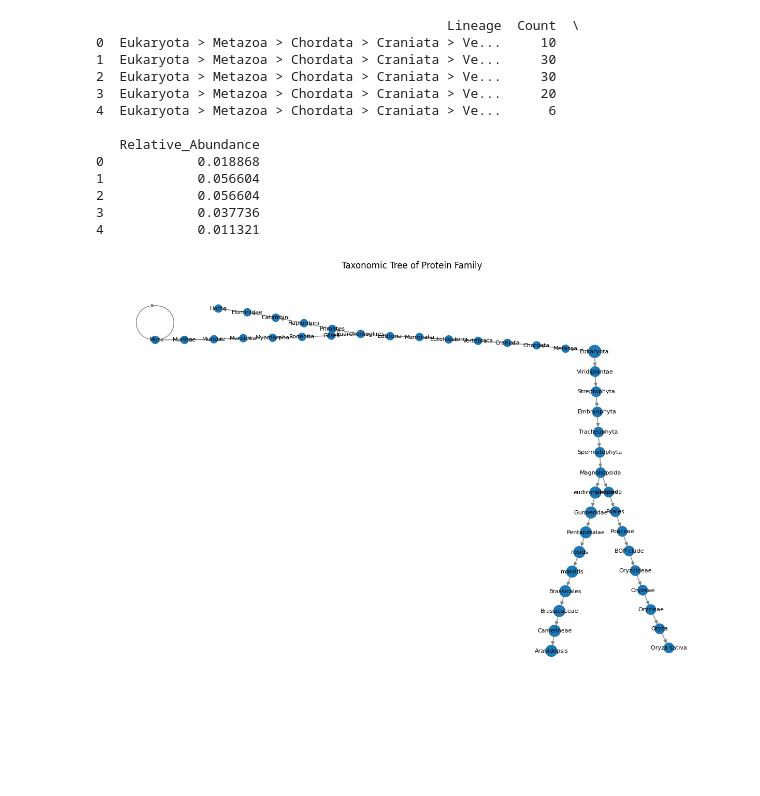
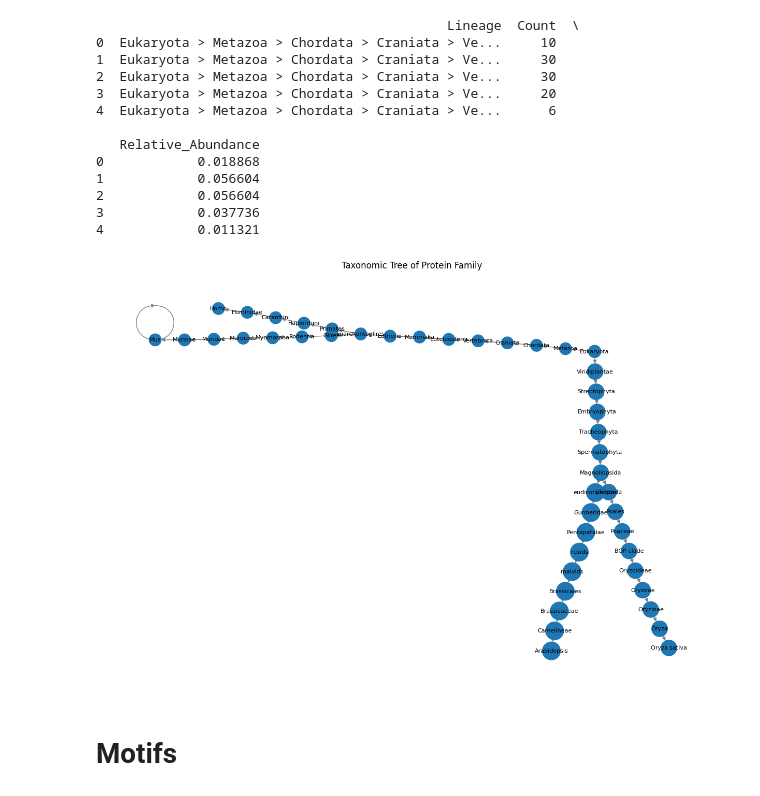
Before and after one commit to trajkovskifilip/biological_data, a Jupyter notebook: Biological_Data_Final_Project.ipynb, the cells around one changed output. Saved outputs shown, nothing was run; the diff lists cells and outputs as text; code cells hidden in the pictures; blank space fills up the shorter version.

Commit message:
Finish part for significant motifs

```diff
--- a/Biological_Data_Final_Project.ipynb
+++ b/Biological_Data_Final_Project.ipynb
@@ -158,0 +241,13 @@ def compare_at_protein_level(hmmsearch, ground_truth):
+# %%
+# Convert to dictionary mapping each protein to a list of residue ranges
+def get_residue_ranges(df, protein_col, start_col, end_col):
+    """Maps proteins to residue positions from a DataFrame."""
+    protein_residues = {}
+    for _, row in df.iterrows():
+        protein = row[protein_col]
+        start, end = row[start_col], row[end_col]
+        if protein not in protein_residues:
+            protein_residues[protein] = set()
+        # Store all residue positions
+        protein_residues[protein].update(range(start, end+1))
+    return protein_residues
@@ -231,8 +324,0 @@ def compare_at_residue_level(hmmsearch, ground_truth):
-# %%
-for msa in MSA:
-  for i in range(1, 5):
-    file_path = f"data/predictions/{msa}-{i}-hmmsearch.tsv"
-    hmmsearch_df = read_tsv(file_path)
-    results = compare_at_residue_level(hmmsearch_df, gt_df)
-    print(f"Results for {msa}-{i}-hmmsearch.tsv:")
-    print(results)
@@ -269,6 +329,15 @@ In this part we collect the taxonomic lineage from UniProt for each protein in t
 # %%
 # Function to fetch XML data from UniProt
 def fetch_uniprot_xml(accession):
+    """
+    Fetches taxonomy data for a given protein accession from UniProt.
+
+    Parameters:
+        accession (str): Protein accession ID.
+
+    Returns:
+        str: XML response or None on failure.
+    """
     url = f"https://www.uniprot.org/uniprot/{accession}.xml"
     response = requests.get(url)
     if response.status_code == 200:
@@ -279,11 +348,20 @@ def fetch_uniprot_xml(accession):
 
 # Function to parse XML and extract taxonomy details
 def parse_uniprot_xml(xml_data):
+    """
+    Extracts taxonomy lineage from UniProt XML response.
+
+    Parameters:
+        xml_data (str): XML response from UniProt.
+
+    Returns:
+        str: Taxonomic lineage path.
+    """
     root = ET.fromstring(xml_data)
     lineage = [node.text for node in root.findall(".//{http://uniprot.org/uniprot}lineage/{http://uniprot.org/uniprot}taxon")]
     return " > ".join(lineage) if lineage else "N/A"
 # %%
-best_hmm = read_tsv("data/predictions/muscle-4-hmmsearch.tsv")
+best_hmm = read_tsv(f"{DATA_FOLDER}predictions/muscle-4-hmmsearch.tsv")
 protein_ids = best_hmm["Target Accession"].unique().tolist()
 # %%
 # Collect taxonomy lineage data
@@ -319,28 +397,30 @@ print(df.head())
 4            0.011321
 # %%
 # Set threshold for visibility
-ABUNDANCE_THRESHOLD = 0.05  # Adjust based on dataset
+ABUNDANCE_THRESHOLD = 0.05
 
 # Build hierarchical tree
 G = nx.DiGraph()
 node_sizes = {}
 
 for lineage, count in lineage_counter.items():
     abundance = count / sum(lineage_counter.values())
     if abundance < ABUNDANCE_THRESHOLD:
         continue  # Skip nodes below threshold
 
     taxa = lineage.split(" > ")
     for i in range(len(taxa) - 1):
         parent, child = taxa[i], taxa[i + 1]
         G.add_edge(parent, child)
-        node_sizes[child] = abundance * 2000  # Scale for visibility
+        node_sizes[child] = abundance * 5000  # Scale for visibility
 
 # Plot the tree
 plt.figure(figsize=(12, 8))
 pos = nx.kamada_kawai_layout(G)  # Layout for hierarchy
 nx.draw(G, pos, with_labels=True, node_size=[node_sizes.get(node, 300) for node in G.nodes()], font_size=8, edge_color="gray")
 plt.title("Taxonomic Tree of Protein Family")
 plt.show()
 # %% [output]
-[figure, old version]
+[figure, new version]
+# %% [markdown]
+# Motifs
```
Also changed, not shown: parts of 34 cells of this notebook.
